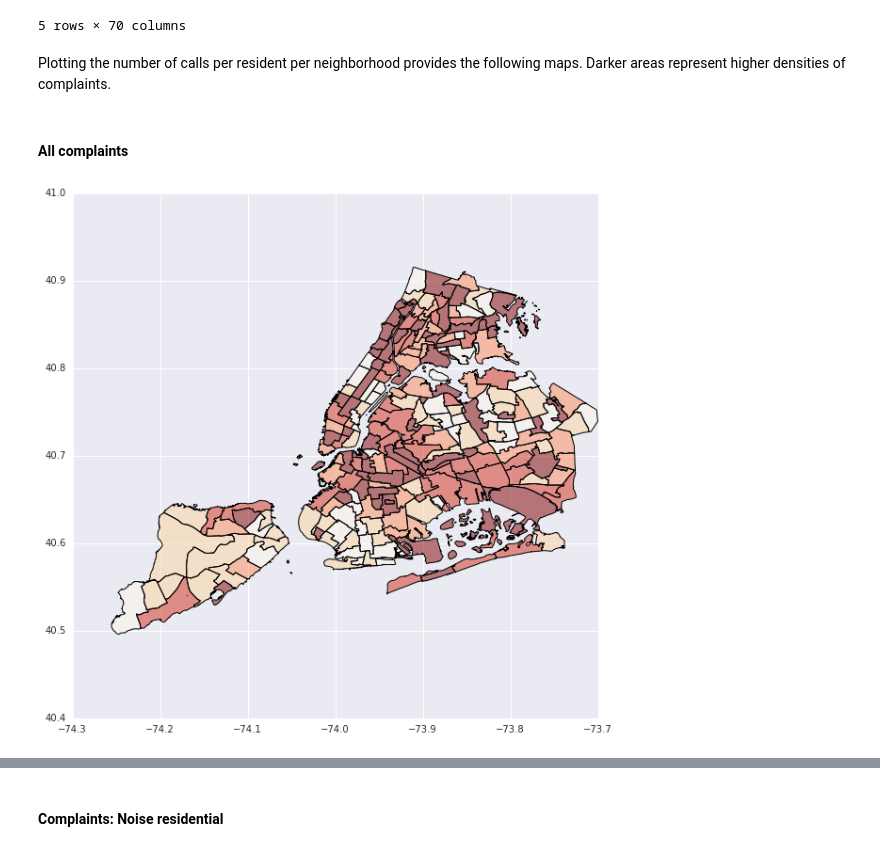
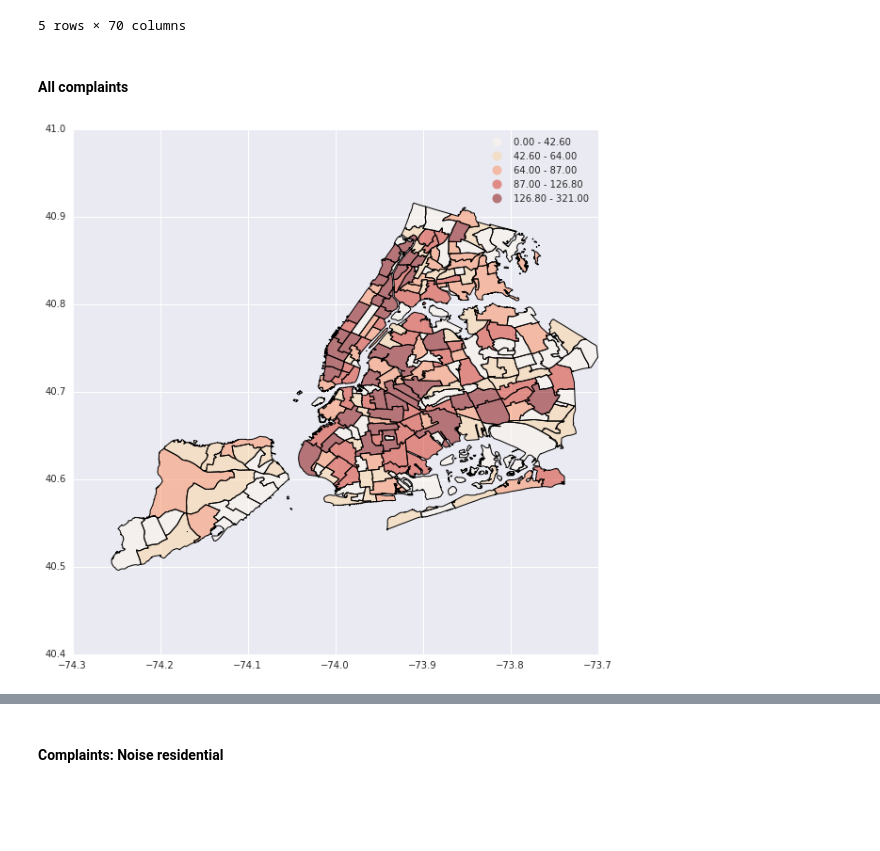
Before and after one commit to Casyfill/AUD_Metropolitan_Data, a Jupyter notebook: l3/Spatial_Analysis.ipynb, the cells around one changed output, grey strips where cells are left out. Saved outputs shown, nothing was run; the diff lists cells and outputs as text; code cells hidden in the pictures; blank space fills up the shorter version.

```diff
--- a/l3/Spatial_Analysis.ipynb
+++ b/l3/Spatial_Analysis.ipynb
@@ -347,6 +347,6 @@ census_blocks.plot('Population_2010', cmap='OrRd', figsize=(12,10));
 
 Let's load 311 data , droppin rows that have missing data (a good fraction of the data seem to be missing latitude and longitude)
 # %%
-complaints = pd.read_csv('nyc_complaints_data_inclass.csv')
+complaints = pd.read_csv('../l1/nyc_complaints_data_inclass.csv')
 complaints = complaints.dropna(subset=['Latitude', 'Longitude'])
 # %%
@@ -476,8 +486,6 @@ join_inner_df.head()
 | 3 | 31000038 | 07/03/2015 02:18:32 AM | 07/03/2015 07:54:48 AM | NYPD | New York City Police Department | Noise - Commercial | Loud Music/Party | ... |
 | 4 | 30995614 | 07/04/2015 12:03:27 AM | 07/04/2015 03:33:09 AM | NYPD | New York City Police Department | Noise - Street/Sidewalk | Loud Talking | ... |
 5 rows × 70 columns
-# %% [markdown]
-Plotting the number of calls per resident per neighborhood provides the following maps. Darker areas represent higher densities of complaints.
 # %% [markdown]
 #### All complaints
 # %%
@@ -486,6 +494,6 @@ grouped = join_right_df.groupby('index',sort=True).size()
 census_blocks['complaints_count'] = grouped.values# / census_blocks['Total Population 2010 Number']
 census_blocks['complaints_normalized'] = grouped.values / census_blocks['Population_2010']
 # %%
-census_blocks.plot('complaints_normalized', cmap='OrRd', figsize=(12,10), scheme='equals');
+census_blocks.plot('complaints_count', cmap='OrRd', figsize=(12,10), scheme='equals',legend=True);
 # %% [output]
-[figure, old version]
+[figure, new version]
```
Also changed, not shown: parts of 33 cells of this notebook, 3 other files.
